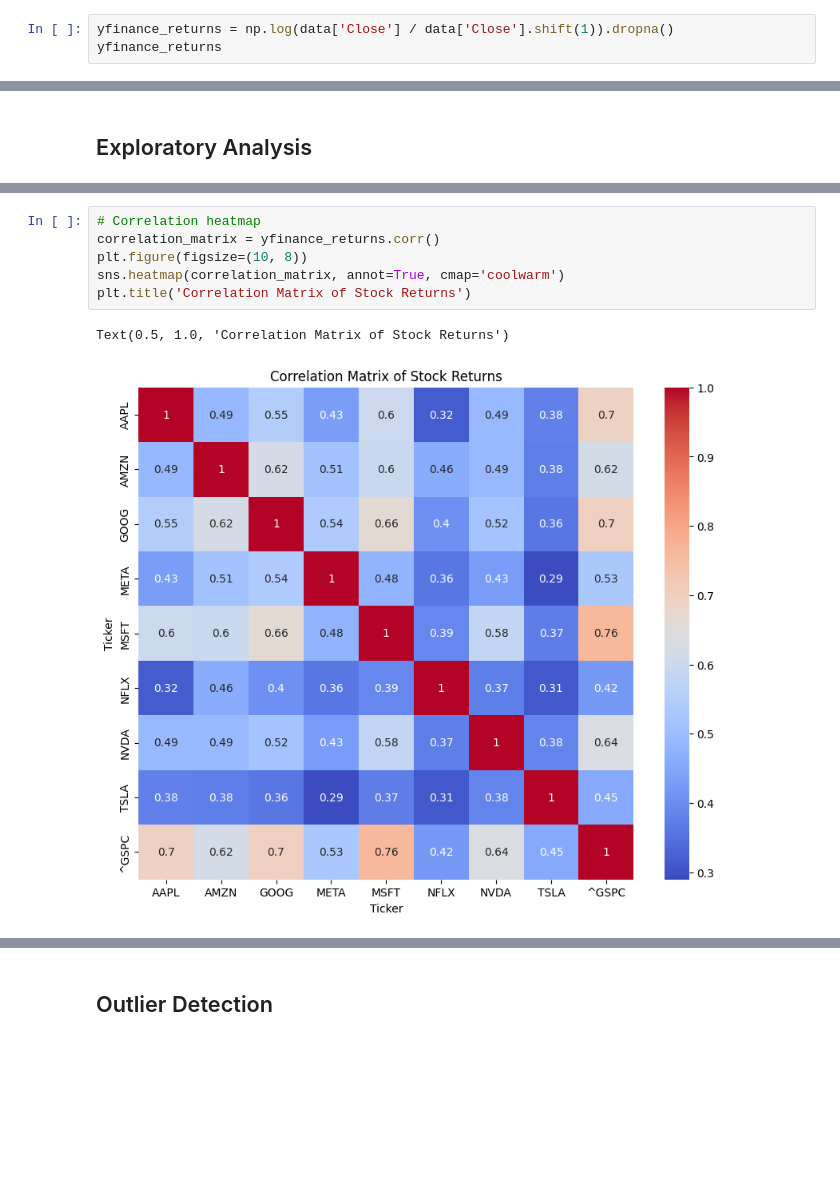
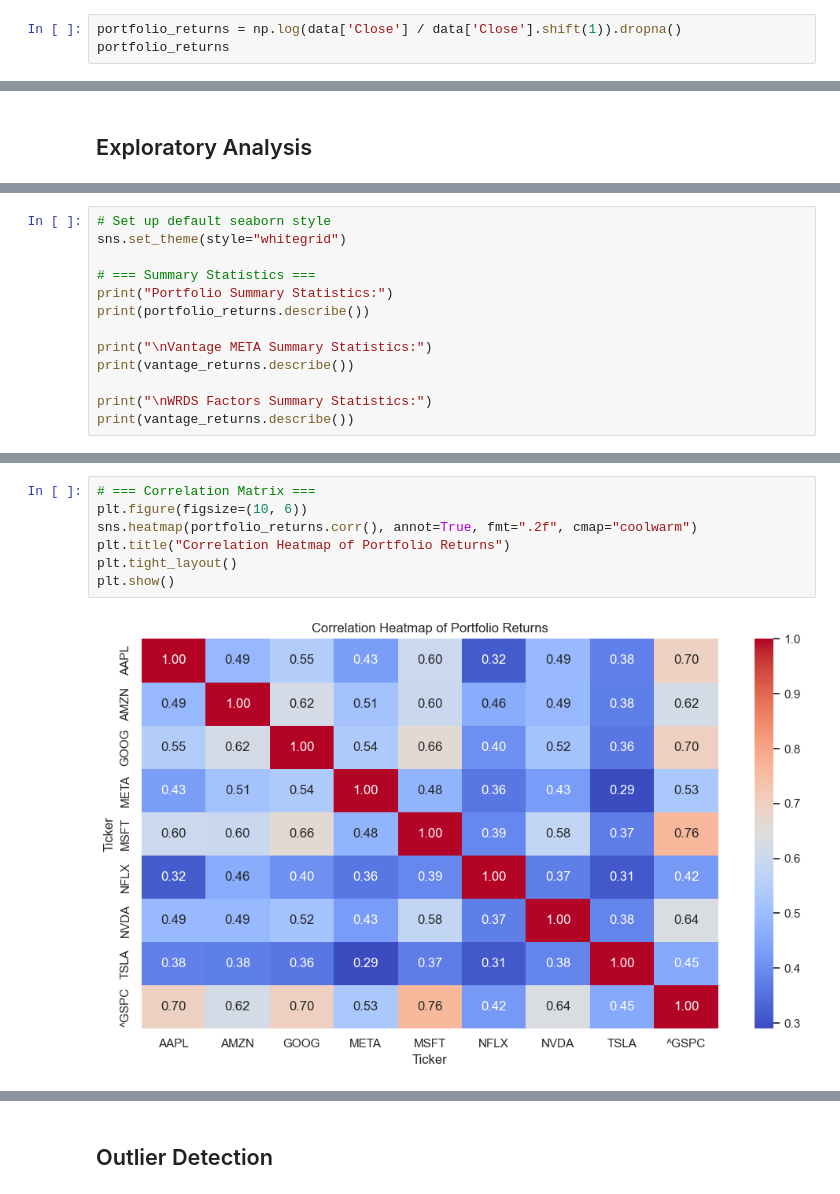
Before and after one commit to yi-json/auto-returns, a Jupyter notebook: notebooks/models.ipynb, the cells around one changed output, grey strips where cells are left out. Cells and saved outputs as stored; diff of their text form; blank space fills up the shorter version.

```diff
--- a/notebooks/models.ipynb
+++ b/notebooks/models.ipynb
@@ -74,7 +77,7 @@ data.head()
 5 rows × 45 columns
 # %%
-yfinance_returns = np.log(data['Close'] / data['Close'].shift(1)).dropna()
-yfinance_returns
+portfolio_returns = np.log(data['Close'] / data['Close'].shift(1)).dropna()
+portfolio_returns
 # %% [output]
 | Ticker | AAPL | AMZN | GOOG | META | MSFT | NFLX | NVDA | TSLA | ^GSPC |
 | Date |  |  |  |  |  |  |  |  |  |
@@ -273,0 +212,13 @@ import seaborn as sns
+# %%
+# Set up default seaborn style
+sns.set_theme(style="whitegrid")
+
+# === Summary Statistics ===
+print("Portfolio Summary Statistics:")
+print(portfolio_returns.describe())
+
+print("\nVantage META Summary Statistics:")
+print(vantage_returns.describe())
+
+print("\nWRDS Factors Summary Statistics:")
+print(vantage_returns.describe())
@@ -274,9 +243,9 @@ import seaborn as sns
 # %%
-# Correlation heatmap
-correlation_matrix = yfinance_returns.corr()
-plt.figure(figsize=(10, 8))
-sns.heatmap(correlation_matrix, annot=True, cmap='coolwarm')
-plt.title('Correlation Matrix of Stock Returns')
+# === Correlation Matrix ===
+plt.figure(figsize=(10, 6))
+sns.heatmap(portfolio_returns.corr(), annot=True, fmt=".2f", cmap="coolwarm")
+plt.title("Correlation Heatmap of Portfolio Returns")
+plt.tight_layout()
+plt.show()
 # %% [output]
-Text(0.5, 1.0, 'Correlation Matrix of Stock Returns')
-[figure, old version]
+[figure, new version]
```
Also changed, not shown: parts of 54 cells of this notebook, 1 other file.
